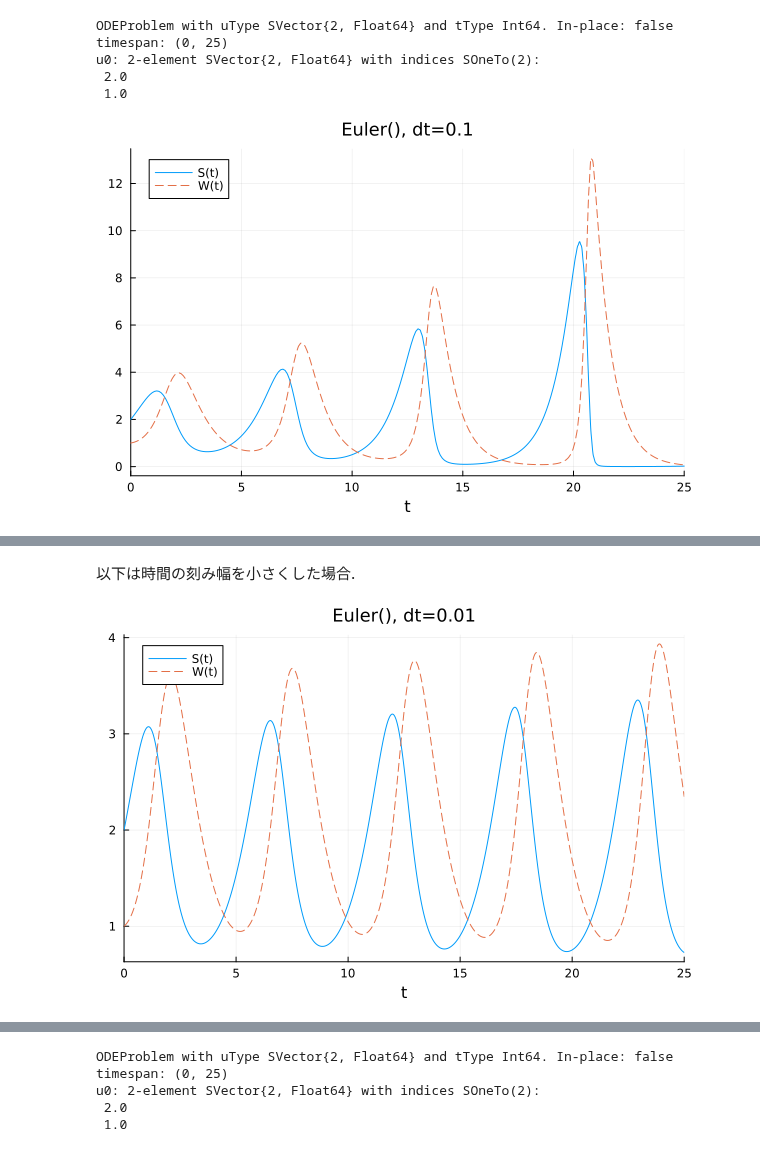
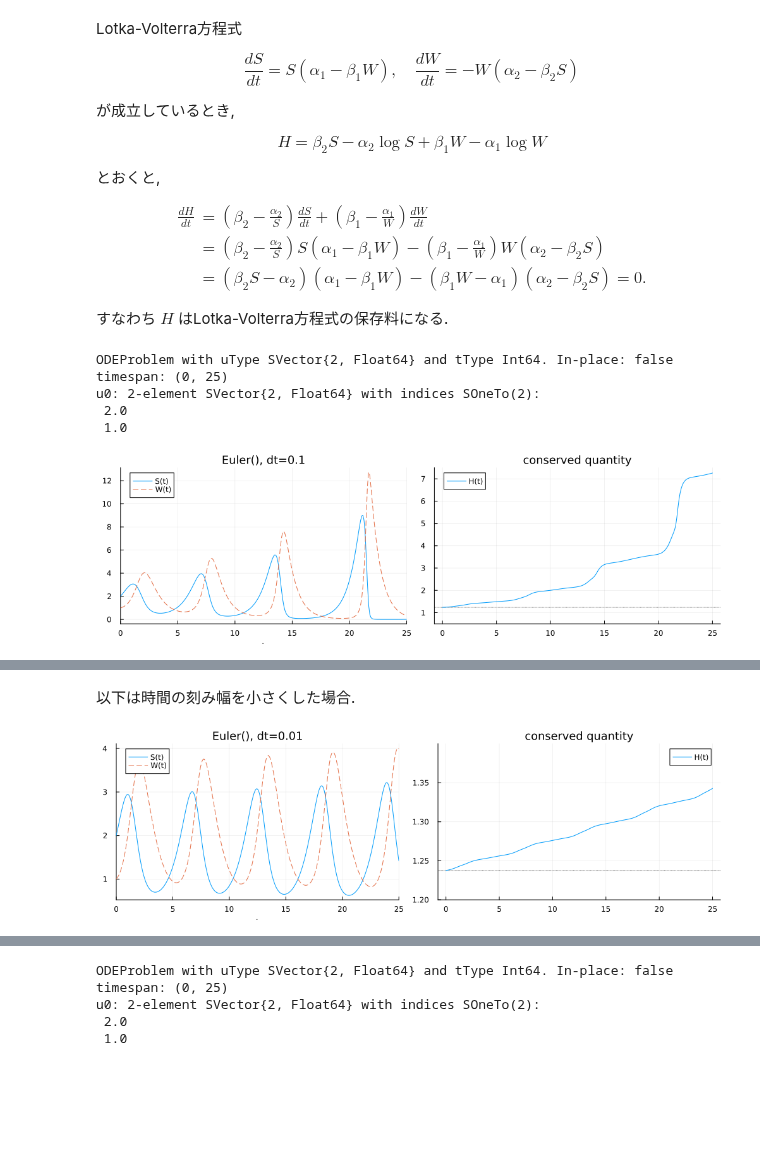
Before and after one commit to genkuroki/public, a Jupyter notebook: 0039/Lotka-Volterra.ipynb, the cells around one changed output, grey strips where cells are left out. Saved outputs shown, nothing was run; the diff lists cells and outputs as text; code cells hidden in the pictures; blank space fills up the shorter version.

Commit message:
add conserved quantity

```diff
--- a/0039/Lotka-Volterra.ipynb
+++ b/0039/Lotka-Volterra.ipynb
@@ -12,6 +12,38 @@ https://gendai.media/articles/-/63904?page=3
 http://tomo-kumagai.eco.coocan.jp/2016_math_text_kenlo.pdf (pp.20-21)
 
 ![2022-12-30 (1).png](attachment:a70fc865-0e23-4bee-abf5-350ffc427416.png)
+# %% [markdown]
+Lotka-Volterra方程式
+
+$$
+\frac{dS}{dt} = S(\alpha_1 - \beta_1 W), \quad
+\frac{dW}{dt} = -W(\alpha_2 - \beta_2 S)
+$$
+
+が成立しているとき,
+
+$$
+H = \beta_2 S - \alpha_2\log S + \beta_1 W - \alpha_1\log W
+$$
+
+とおくと,
+
+$$
+\begin{aligned}
+\frac{dH}{dt}
+&= \left(\beta_2 - \frac{\alpha_2}{S}\right)\frac{dS}{dt}
++  \left(\beta_1 - \frac{\alpha_1}{W}\right)\frac{dW}{dt}
+\\
+&= \left(\beta_2 - \frac{\alpha_2}{S}\right)S(\alpha_1 - \beta_1 W)
+-  \left(\beta_1 - \frac{\alpha_1}{W}\right)W(\alpha_2 - \beta_2 S)
+\\
+&= \left(\beta_2 S - \alpha_2\right)(\alpha_1 - \beta_1 W)
+-  \left(\beta_1 W - \alpha_1\right)(\alpha_2 - \beta_2 S)
+= 0.
+\end{aligned}
+$$
+
+すなわち $H$ はLotka-Volterra方程式の保存料になる.
 # %%
 # See http://tomo-kumagai.eco.coocan.jp/2016_math_text_kenlo.pdf, pp.20-21
 
@@ -22,10 +54,16 @@ default(fmt=:png, titlefontsize=12)
 
 function LotkaVolterra(u, param, t)
     S, W = u
-    (; α₁, α₁, β₁, β₂) = param
+    (; α₁, α₂, β₁, β₂) = param
     dS =  α₁*S - β₁*S*W
-    dW = -α₁*W + β₂*S*W
+    dW = -α₂*W + β₂*S*W
     SVector(dS, dW)
+end
+
+function H(u, param)
+    S, W = u
+    (; α₁, α₂, β₁, β₂) = param
+    β₂*S - α₂*log(S) + β₁*W - α₁*log(W)
 end
 
 param = (α₁=1.2, α₂=1.1, β₁=0.6, β₂=0.7)
@@ -42,9 +80,13 @@ u0: 2-element SVector{2, Float64} with indices SOneTo(2):
 # %%
 dt = 0.1
 sol = solve(prob, Euler(); dt)
-plot(sol; label=["S(t)" "W(t)"], ls=[:solid :dash], title="Euler(), dt=$dt")
+P1 = plot(sol; label=["S(t)" "W(t)"], ls=[:solid :dash], title="Euler(), dt=$dt")
+P2 = hline([H(u0, param)]; label="", ls=:dot, lw=0.5, c=:black)
+plot!(sol.t, H.(sol.u, Ref(param)); label="H(t)", ylim=(0.5, 7.5), c=1)
+title!("conserved quantity")
+plot!(P1, P2; size=(1000, 300))
 # %% [output]
-[figure, old version]
+[figure, new version]
 # %% [markdown]
 このグラフと件の次のグラフが一致しているように見える.
 
@@ -54,9 +96,13 @@ plot(sol; label=["S(t)" "W(t)"], ls=[:solid :dash], title="Euler(), dt=$dt")
 # %%
 dt = 0.01
 sol = solve(prob, Euler(); dt)
-plot(sol; label=["S(t)" "W(t)"], ls=[:solid :dash], title="Euler(), dt=$dt")
+P1 = plot(sol; label=["S(t)" "W(t)"], ls=[:solid :dash], title="Euler(), dt=$dt")
+P2 = hline([H(u0, param)]; label="", ls=:dot, lw=0.5, c=:black)
+plot!(sol.t, H.(sol.u, Ref(param)); label="H(t)", ylim=(1.2, 1.4), c=1)
+title!("conserved quantity")
+plot!(P1, P2; size=(1000, 300))
 # %% [output]
-[figure, old version]
+[figure, new version]
 # %%
 dt = 0.001
 sol = solve(prob, Euler(); dt)
```
Also changed, not shown: parts of 4 cells of this notebook, 1 other file.
